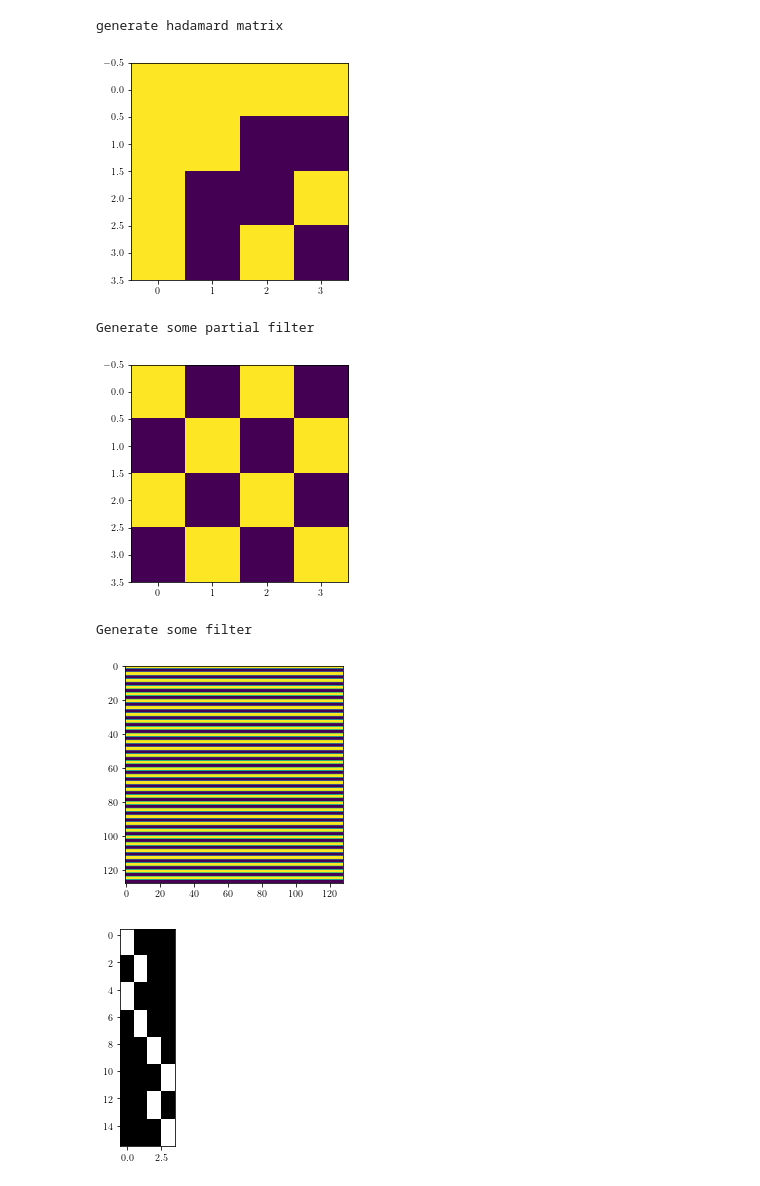
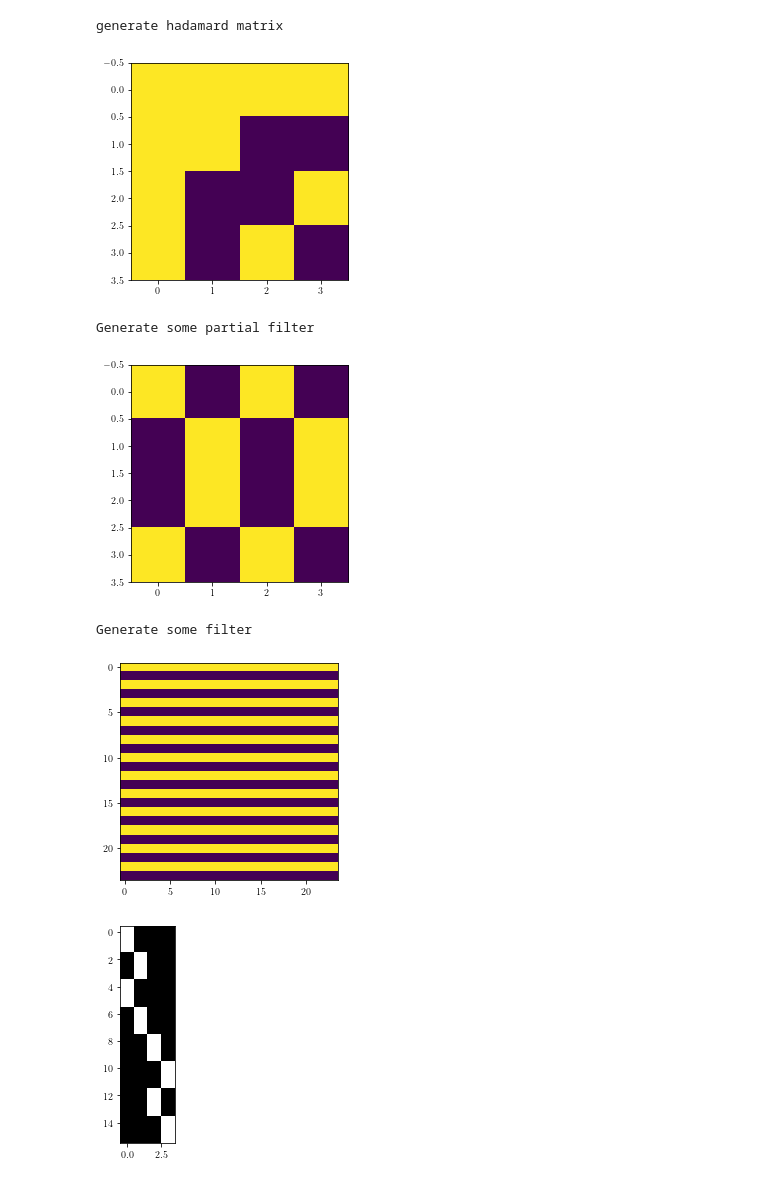
Before and after one commit to rstanuwijaya/jensen-lab-analysis, a Jupyter notebook: notebooks/newgdi.ipynb, the cells around one changed output. Drawn from its saved outputs; the diff is of its cells as text; code cells hidden in the pictures.

```diff
--- a/notebooks/newgdi.ipynb
+++ b/notebooks/newgdi.ipynb
@@ -67,25 +151,32 @@ Active area of the camera
 # %%
-sim = GhostSimulator(path, slm_res, camera_res, (4, 4),  64*64*0.1)
+sim = GhostSimulator(path, slm_res, (24, 24), (4, 4),  64*64*0.1)
 h = sim.generate_hadamard(sim.shape_mac)
 
 print("generate hadamard matrix")
-plt.imshow(h)
+plt.imshow(sim.h)
 plt.show()
 
 print("Generate some partial filter")
-hp = sim.generate_partial_filter(15)
+hp = sim.generate_partial_filter(14)
 plt.imshow(hp)
 plt.show()
 
 print("Generate some filter")
-s = sim.generate_filter(1)
+s = sim.generate_filter(3)
 plt.imshow(s)
 plt.show()
+
+for i in range(16):
+    s = sim.generate_filter(i)
+    s_plus = s == 1
+    s_minus = s == -1
+    np.savetxt(f"../data/filter/filter_{i}+.txt", s_plus, fmt='%i')
+    np.savetxt(f"../data/filter/filter_{i}-.txt", s_minus, fmt='%i')
 # %% [output]
 generate hadamard matrix
 [figure]
 Generate some partial filter
-[figure, old version]
+[figure, new version]
 Generate some filter
-[figure, old version]
+[figure, new version]
 # %%
```
Also changed, not shown: parts of 6 cells of this notebook, 2 other files.
